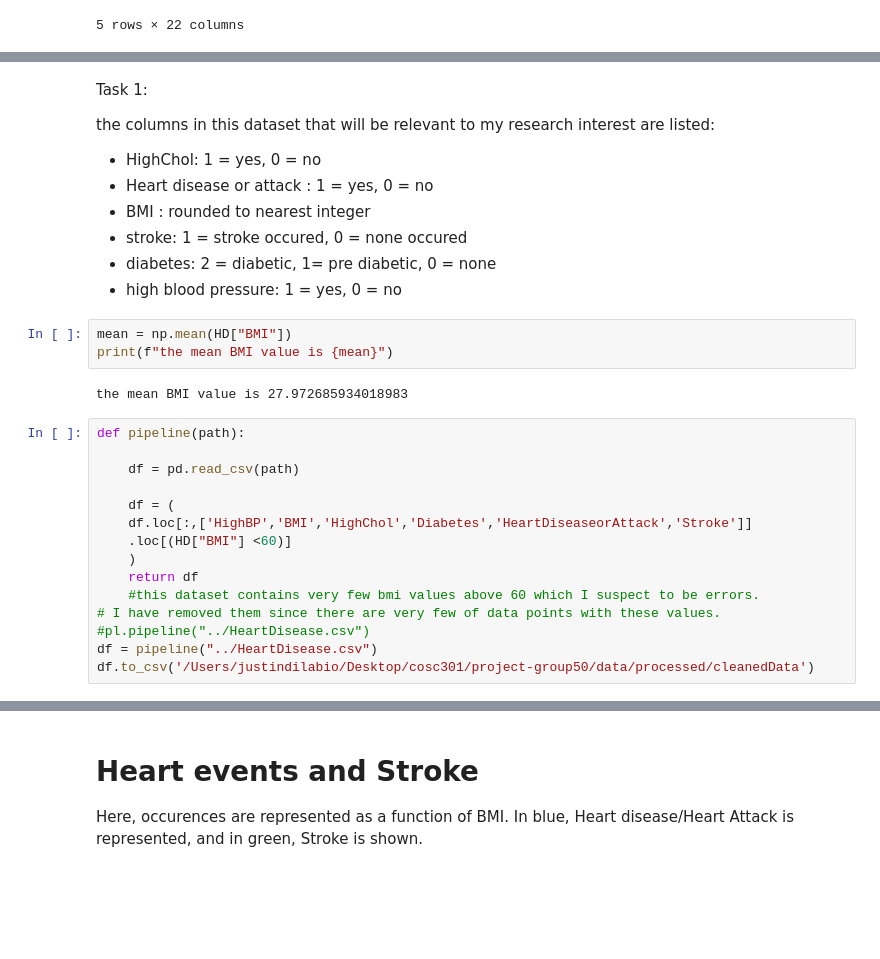
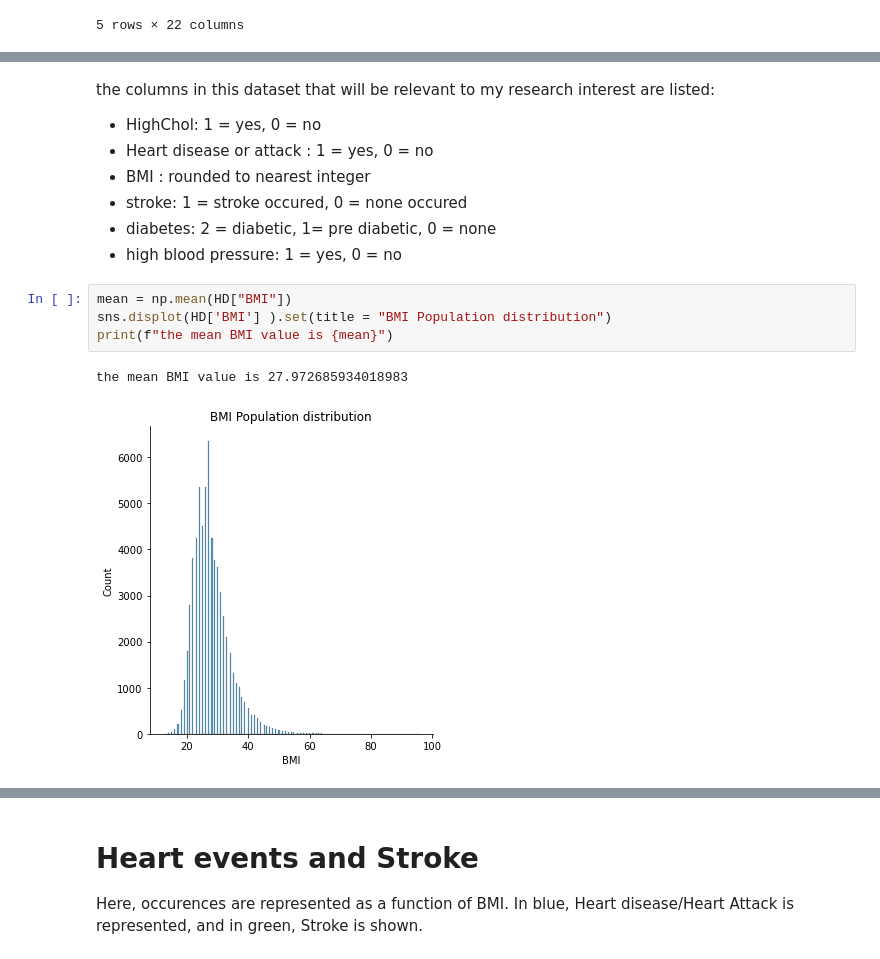
Before and after one commit to ubco-W2022T1-cosc301/project-group50, a Jupyter notebook: notebooks/analysis2.ipynb, the cells around one changed output, grey strips where cells are left out. Drawn from its saved outputs; the diff is of its cells as text; blank space fills up the shorter version.

```diff
--- a/notebooks/analysis2.ipynb
+++ b/notebooks/analysis2.ipynb
@@ -39,6 +43,4 @@ HD.tail()
 # %% [markdown]
-Task 1:
-
 the columns in this dataset that will be relevant to my research interest are listed:
 
 - HighChol: 1 = yes, 0 = no
@@ -49,21 +51,8 @@ the columns in this dataset that will be relevant to my research interest are li
 - high blood pressure: 1 = yes, 0 = no
 # %%
 mean = np.mean(HD["BMI"])
+sns.displot(HD['BMI'] ).set(title = "BMI Population distribution")
 print(f"the mean BMI value is {mean}")
 # %% [output]
 the mean BMI value is 27.972685934018983
+[figure, added]
-# %%
-def pipeline(path):
-
-    df = pd.read_csv(path)
-
-    df = (
-    df.loc[:,['HighBP','BMI','HighChol','Diabetes','HeartDiseaseorAttack','Stroke']]
-    .loc[(HD["BMI"] <60)]
-    )
-    return df
-    #this dataset contains very few bmi values above 60 which I suspect to be errors.
-# I have removed them since there are very few of data points with these values.
-#pl.pipeline("../HeartDisease.csv")
-df = pipeline("../HeartDisease.csv")
-df.to_csv('/Users/justindilabio/Desktop/cosc301/project-group50/data/processed/cleanedData')
```
Also changed, not shown: parts of 24 cells of this notebook, 6 other files.
